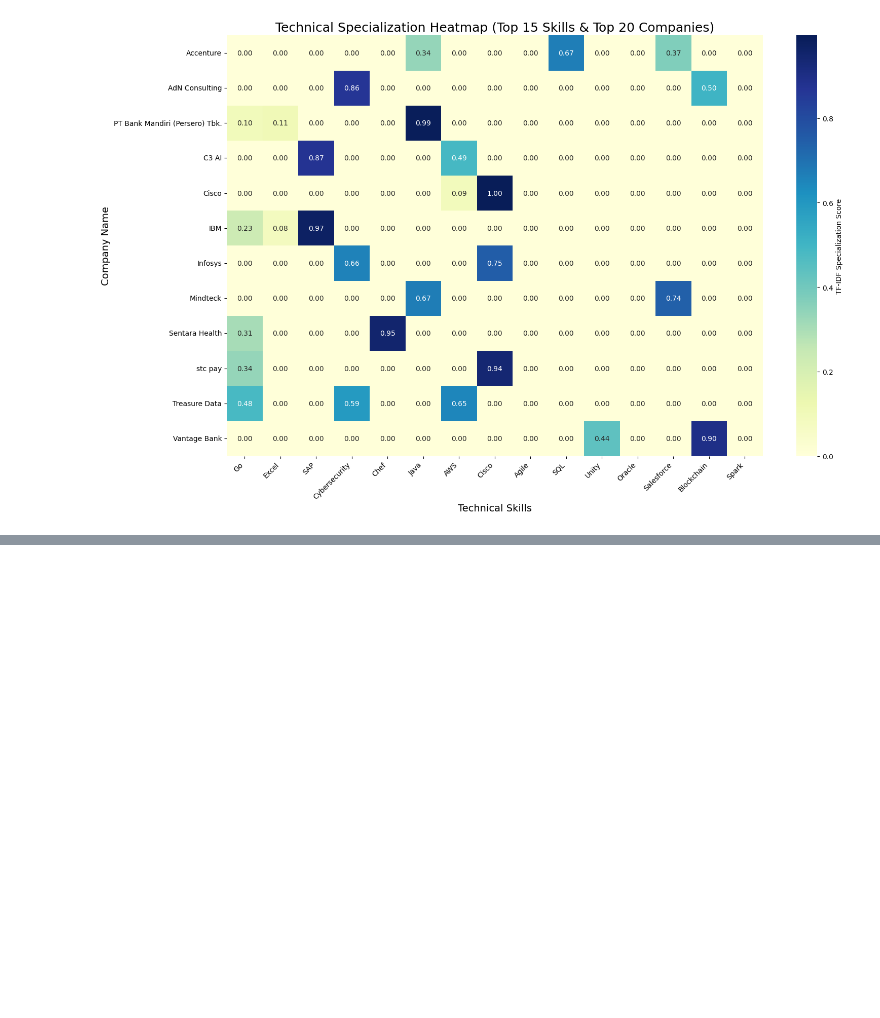
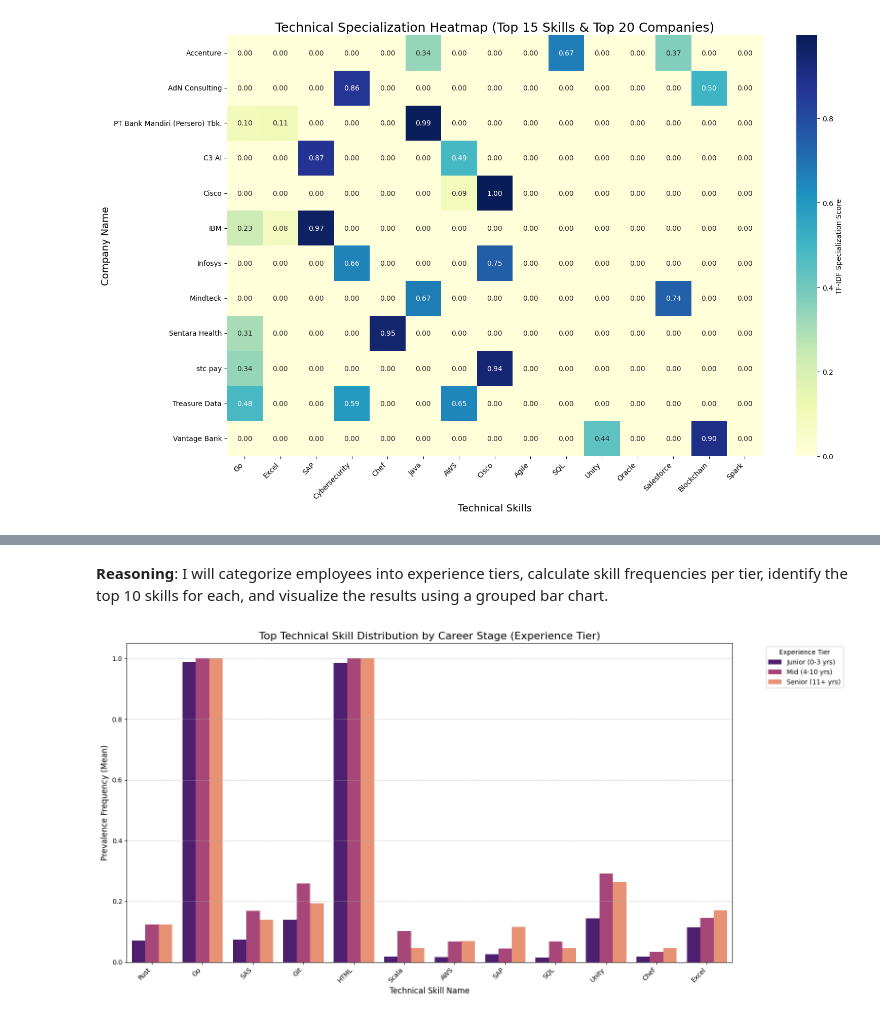
Before and after one commit to juniorz-101/.github, a Jupyter notebook: Employees_buiseness_eda.ipynb, the cells around one changed output, grey strips where cells are left out. Cells and saved outputs as stored; diff of their text form; code cells hidden in the pictures; blank space fills up the shorter version.

```diff
--- a/Employees_buiseness_eda.ipynb
+++ b/Employees_buiseness_eda.ipynb
@@ -606 +734,50 @@ plt.show()
+# %% [markdown]
+**Reasoning**:
+I will categorize employees into experience tiers, calculate skill frequencies per tier, identify the top 10 skills for each, and visualize the results using a grouped bar chart.
+# %%
+import pandas as pd
+import seaborn as sns
+import matplotlib.pyplot as plt
+
+# 1. Create experience tiers
+def categorize_experience(yrs):
+    if yrs <= 3:
+        return 'Junior (0-3 yrs)'
+    elif yrs <= 10:
+        return 'Mid (4-10 yrs)'
+    else:
+        return 'Senior (11+ yrs)'
+
+profile_tech_df['experience_tier'] = profile_tech_df['years_of_experience'].apply(categorize_experience)
+
+# 2. Calculate mean frequency of each skill per tier
+# Only consider keywords that exist as columns in profile_tech_df
+existing_keywords = [kw for kw in tech_keywords if kw in profile_tech_df.columns]
+skill_freq_by_tier = profile_tech_df.groupby('experience_tier')[existing_keywords].mean()
+
+# 3. Identify top 10 skills per tier and combine them for visualization
+top_skills_set = set()
+for tier in skill_freq_by_tier.index:
+    top_10 = skill_freq_by_tier.loc[tier].sort_values(ascending=False).head(10).index
+    top_skills_set.update(top_10)
+
+# 4. Filter for these top skills and reshape to long format
+viz_df = skill_freq_by_tier[list(top_skills_set)].reset_index().melt(id_vars='experience_tier', var_name='Skill', value_name='Frequency')
+
+# 5. Create the grouped bar chart
+plt.figure(figsize=(16, 8))
+sns.barplot(data=viz_df, x='Skill', y='Frequency', hue='experience_tier',
+            hue_order=['Junior (0-3 yrs)', 'Mid (4-10 yrs)', 'Senior (11+ yrs)'], palette='magma')
+
+# 6. Formatting
+plt.title('Top Technical Skill Distribution by Career Stage (Experience Tier)', fontsize=16)
+plt.xlabel('Technical Skill Name', fontsize=12)
+plt.ylabel('Prevalence Frequency (Mean)', fontsize=12)
+plt.xticks(rotation=45, ha='right')
+plt.legend(title='Experience Tier', bbox_to_anchor=(1.05, 1), loc='upper left')
+plt.grid(axis='y', linestyle='--', alpha=0.7)
+plt.tight_layout()
+plt.show()
+# %% [output]
+[figure, added]
 # %%
```
Also changed, not shown: parts of 29 cells of this notebook, 2 other files.
